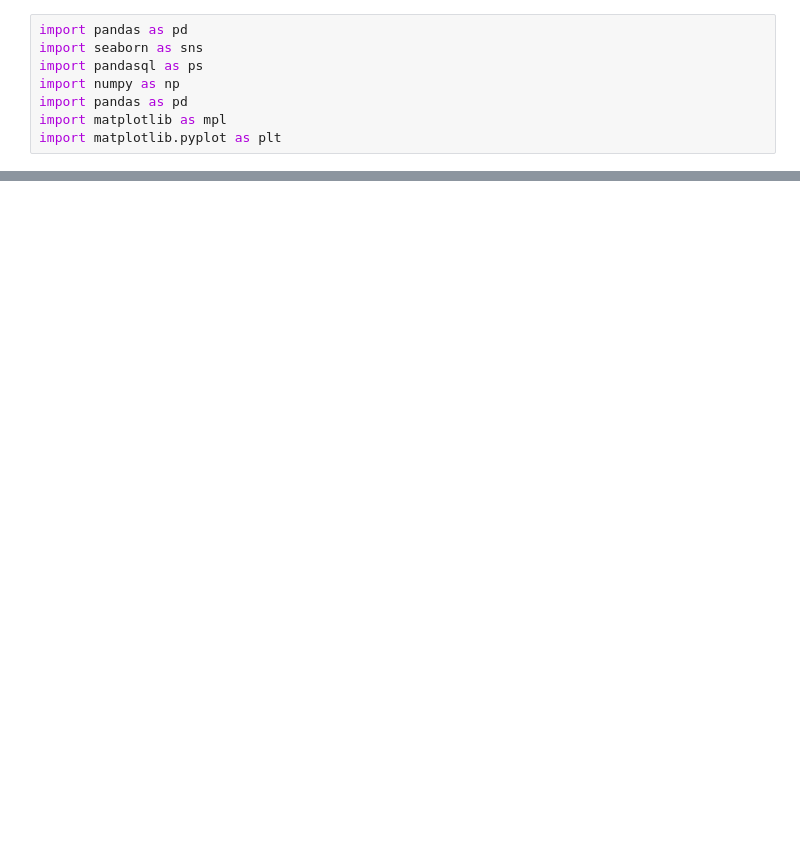
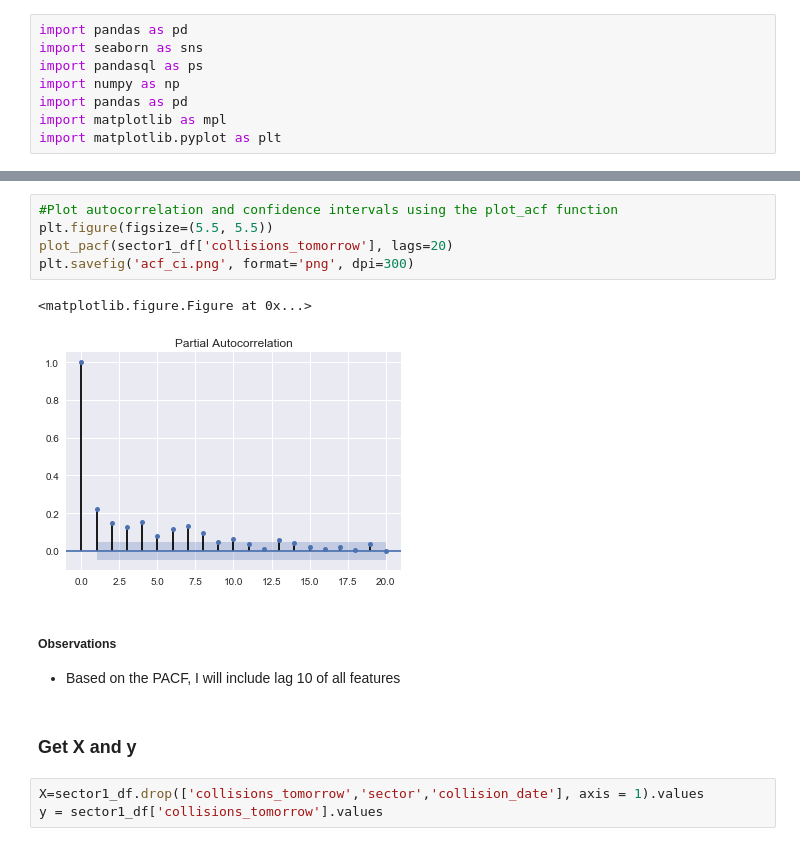
Before and after one commit to Peter-32/LA-Collision-Forecasting, a Jupyter notebook: la_collisions ML.ipynb, the cells around one changed output, grey strips where cells are left out. Cells and saved outputs as stored; diff of their text form; blank space fills up the shorter version.

```diff
--- a/la_collisions ML.ipynb
+++ b/la_collisions ML.ipynb
@@ -12,0 +96,17 @@ FileNotFoundError: File b'final_aggregated_df.csv' does not exist
+# %%
+#Plot autocorrelation and confidence intervals using the plot_acf function
+plt.figure(figsize=(5.5, 5.5))
+plot_pacf(sector1_df['collisions_tomorrow'], lags=20)
+plt.savefig('acf_ci.png', format='png', dpi=300)
+# %% [output]
+<matplotlib.figure.Figure at 0x...>
+[figure, added]
+# %% [markdown]
+##### Observations
+
+- Based on the PACF, I will include lag 10 of all features
+# %% [markdown]
+### Get X and y
+# %%
+X=sector1_df.drop(['collisions_tomorrow','sector','collision_date'], axis = 1).values
+y = sector1_df['collisions_tomorrow'].values
```
Also changed, not shown: parts of 72 cells of this notebook, 20 other files.
